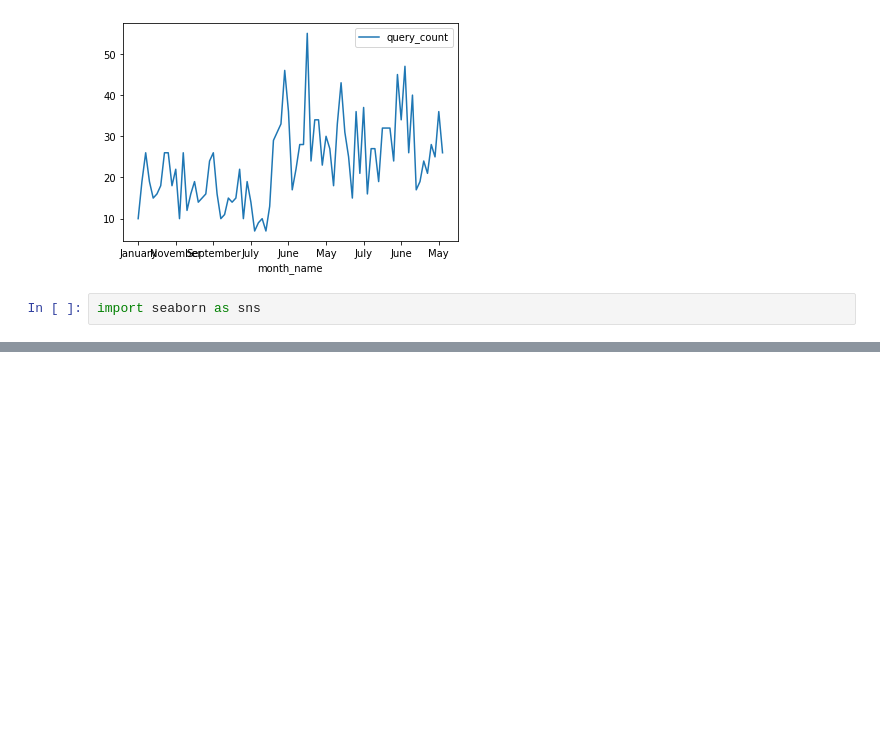
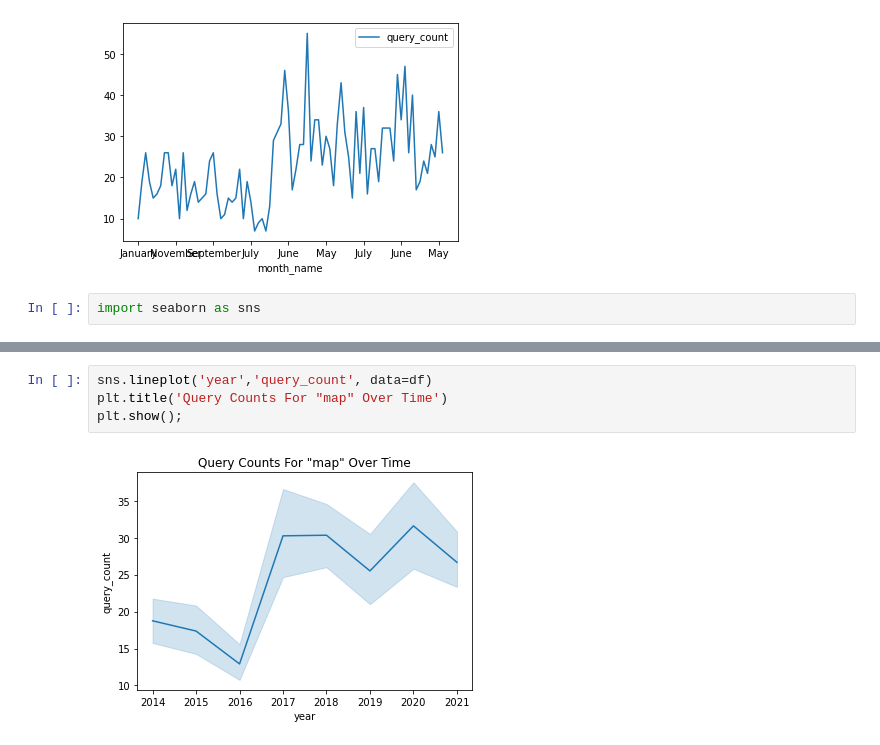
Before and after one commit to NSS-Data-Analytics-Cohort-6/socrata-api-kmgarrett1, a Jupyter notebook: notebook/api_notebook.ipynb, the cells around one changed output, grey strips where cells are left out. Cells and saved outputs as stored; diff of their text form; blank space fills up the shorter version.

```diff
--- a/notebook/api_notebook.ipynb
+++ b/notebook/api_notebook.ipynb
@@ -266,0 +268,6 @@ plt.show();
+# %%
+sns.lineplot('year','query_count', data=df)
+plt.title('Query Counts For "map" Over Time')
+plt.show();
+# %% [output]
+[figure, added]
```
Also changed, not shown: parts of 4 cells of this notebook.
